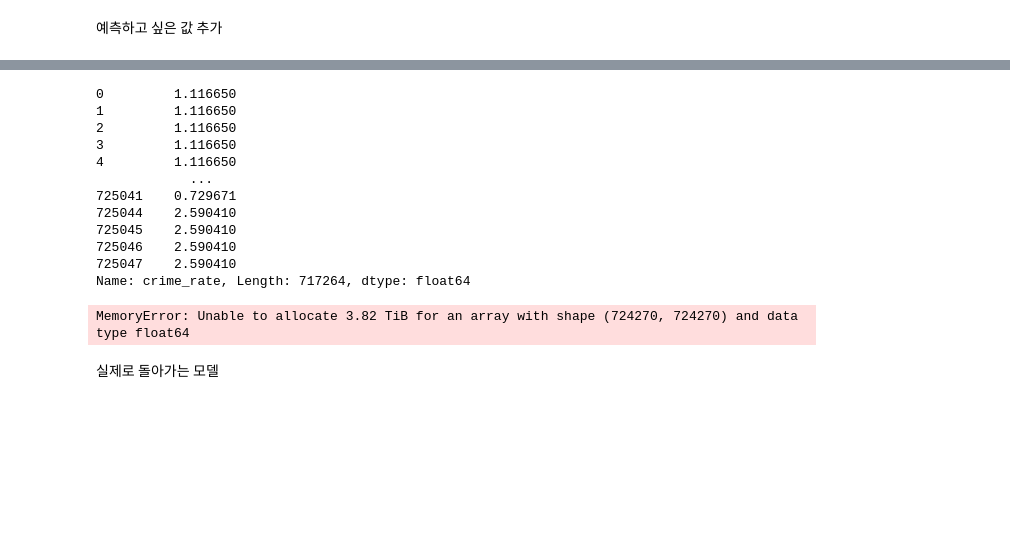
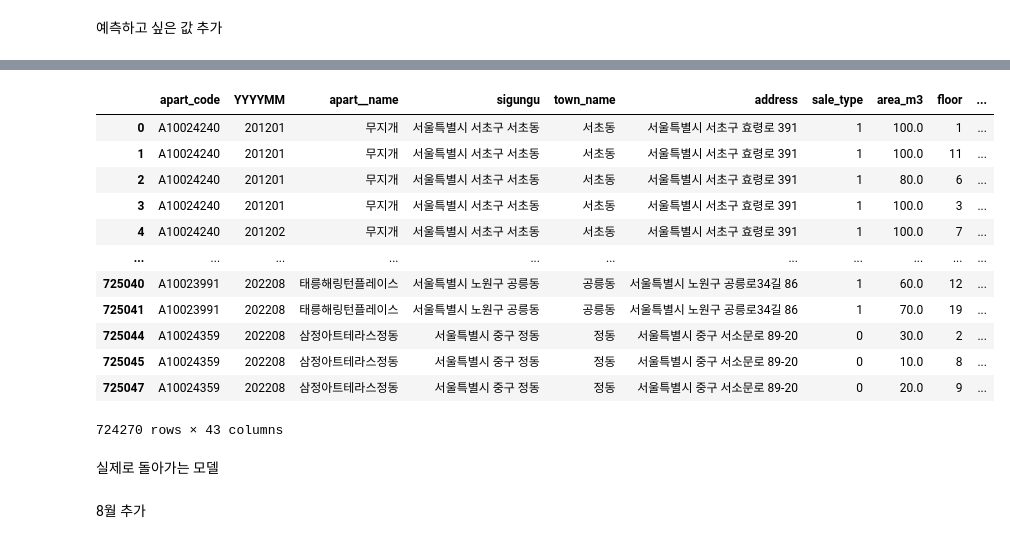
Before and after one commit to tnqkrthsus2/house-price-predict, a Jupyter notebook: lstm최종/8.22 예측.ipynb, the cells around one changed output, grey strips where cells are left out. Drawn from its saved outputs; the diff is of its cells as text; code cells hidden in the pictures; blank space fills up the shorter version.

```diff
--- a/lstm최종/8.22 예측.ipynb
+++ b/lstm최종/8.22 예측.ipynb
@@ -183,0 +176,10 @@ See the caveats in the documentation: https://pandas.pydata.org/pandas-docs/stab
+# %%
+#df_prediction_8 과 df_all을 결합
+df_predction_8 = make_future_data(8)
+df_a = pd.concat([df_a,df_predction_8], ignore_index=False)
+df_a = df_b
+df_a = fill_nan(['YYYYMM', 'YYYY', 'MM','GPS_X','GPS_Y'],'crime_rate',df_a)
+filling_list = ['ASPI','HAI', 'PIR', 'LIR', 'GDP', 'GDI', 'GNI', 'CPI','avg_interest', 'kospi', 'M2','house_CCSI']
+for i in filling_list:
+    df_a = fill_nan(['YYYYMM', 'YYYY', 'MM'],i,df_a)
+df_a = fill_nan(['YYYYMM', 'YYYY', 'MM'],'unsold',df_a)
@@ -184,15 +205,16 @@ See the caveats in the documentation: https://pandas.pydata.org/pandas-docs/stab
 # %%
-df_a['crime_rate']
+df_a
 # %% [output]
+|  | apart_code | YYYYMM | apart__name | sigungu | town_name | address | sale_type | area_m3 | floor | ... |
+| 0 | A10024240 | 201201 | 무지개 | 서울특별시 서초구 서초동 | 서초동 | 서울특별시 서초구 효령로 391 | 1 | 100.0 | 1 | ... |
+| 1 | A10024240 | 201201 | 무지개 | 서울특별시 서초구 서초동 | 서초동 | 서울특별시 서초구 효령로 391 | 1 | 100.0 | 11 | ... |
+| 2 | A10024240 | 201201 | 무지개 | 서울특별시 서초구 서초동 | 서초동 | 서울특별시 서초구 효령로 391 | 1 | 80.0 | 6 | ... |
+| 3 | A10024240 | 201201 | 무지개 | 서울특별시 서초구 서초동 | 서초동 | 서울특별시 서초구 효령로 391 | 1 | 100.0 | 3 | ... |
+| 4 | A10024240 | 201202 | 무지개 | 서울특별시 서초구 서초동 | 서초동 | 서울특별시 서초구 효령로 391 | 1 | 100.0 | 7 | ... |
+| ... | ... | ... | ... | ... | ... | ... | ... | ... | ... | ... |
+| 725040 | A10023991 | 202208 | 태릉해링턴플레이스 | 서울특별시 노원구 공릉동 | 공릉동 | 서울특별시 노원구 공릉로34길 86 | 1 | 60.0 | 12 | ... |
+| 725041 | A10023991 | 202208 | 태릉해링턴플레이스 | 서울특별시 노원구 공릉동 | 공릉동 | 서울특별시 노원구 공릉로34길 86 | 1 | 70.0 | 19 | ... |
+| 725044 | A10024359 | 202208 | 삼정아트테라스정동 | 서울특별시 중구 정동 | 정동 | 서울특별시 중구 서소문로 89-20 | 0 | 30.0 | 2 | ... |
+| 725045 | A10024359 | 202208 | 삼정아트테라스정동 | 서울특별시 중구 정동 | 정동 | 서울특별시 중구 서소문로 89-20 | 0 | 10.0 | 8 | ... |
+| 725047 | A10024359 | 202208 | 삼정아트테라스정동 | 서울특별시 중구 정동 | 정동 | 서울특별시 중구 서소문로 89-20 | 0 | 20.0 | 9 | ... |
-0         1.116650
-1         1.116650
-2         1.116650
-3         1.116650
-4         1.116650
-            ...
-725041    0.729671
-725044    2.590410
-725045    2.590410
-725046    2.590410
-725047    2.590410
-Name: crime_rate, Length: 717264, dtype: float64
+724270 rows × 43 columns
@@ -204,15 +221,7 @@ df_b = df_a
-# %%
-
-df_a = df_b
-df_a = fill_nan(['YYYYMM', 'YYYY', 'MM','GPS_X','GPS_Y'],['crime_rate'],df_a)
-filling_list = ['ASPI','HAI', 'PIR', 'LIR', 'GDP', 'GDI', 'GNI', 'CPI','avg_interest', 'kospi', 'M2','house_CCSI']
-for i in filling_list:
-    df_a = fill_nan(['YYYYMM', 'YYYY', 'MM'],[i],df_a)
-df_a = fill_nan(['YYYYMM', 'YYYY', 'MM'],['unsold'],df_a)
-# %% [output]
-MemoryError: Unable to allocate 3.82 TiB for an array with shape (724270, 724270) and data type float64
 # %% [markdown]
 실제로 돌아가는 모델
+# %% [markdown]
+8월 추가
 # %%
 #6분정도 걸리는듯
 #exiting_code = df['apart_code'].unique()
```
Also changed, not shown: parts of 20 cells of this notebook.
